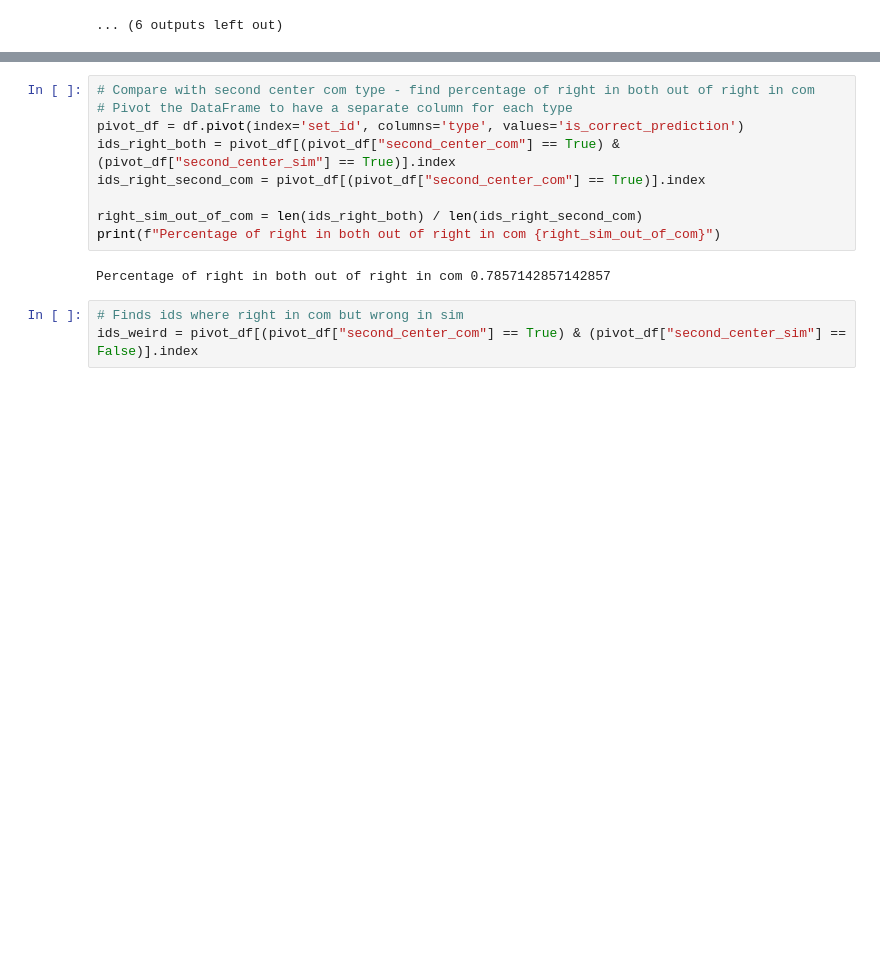
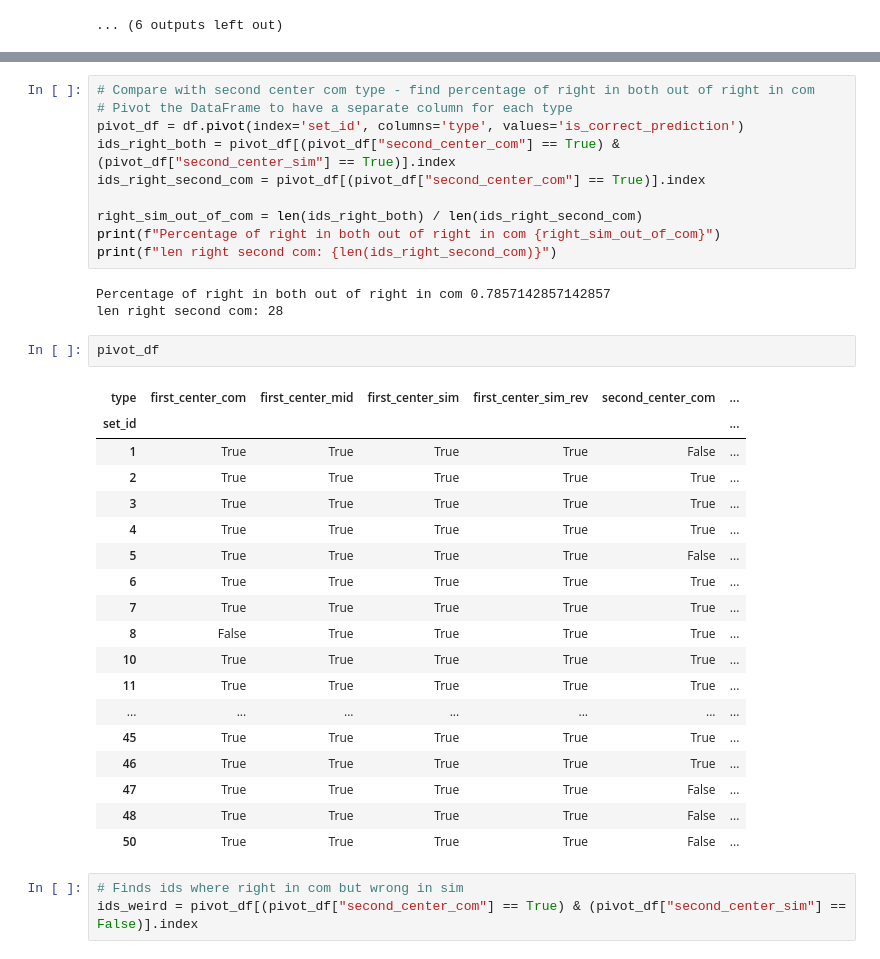
Before and after one commit to inbalh1/ModelsCognitiveSkills, a Jupyter notebook: NLP_readData_vicuna_.ipynb, the cells around one changed output, grey strips where cells are left out. Saved outputs shown, nothing was run; the diff lists cells and outputs as text; blank space fills up the shorter version.

```diff
--- a/NLP_readData_vicuna_.ipynb
+++ b/NLP_readData_vicuna_.ipynb
@@ -662,8 +822,31 @@ ids_right_second_com = pivot_df[(pivot_df["second_center_com"] == True)].index
 
 right_sim_out_of_com = len(ids_right_both) / len(ids_right_second_com)
 print(f"Percentage of right in both out of right in com {right_sim_out_of_com}")
+print(f"len right second com: {len(ids_right_second_com)}")
 # %% [output]
 Percentage of right in both out of right in com 0.7857142857142857
+len right second com: 28
+# %%
+pivot_df
+# %% [output]
+| type | first_center_com | first_center_mid | first_center_sim | first_center_sim_rev | second_center_com | ... |
+| set_id |  |  |  |  |  | ... |
+| 1 | True | True | True | True | False | ... |
+| 2 | True | True | True | True | True | ... |
+| 3 | True | True | True | True | True | ... |
+| 4 | True | True | True | True | True | ... |
+| 5 | True | True | True | True | False | ... |
+| 6 | True | True | True | True | True | ... |
+| 7 | True | True | True | True | True | ... |
+| 8 | False | True | True | True | True | ... |
+| 10 | True | True | True | True | True | ... |
+| 11 | True | True | True | True | True | ... |
+| ... | ... | ... | ... | ... | ... | ... |
+| 45 | True | True | True | True | True | ... |
+| 46 | True | True | True | True | True | ... |
+| 47 | True | True | True | True | False | ... |
+| 48 | True | True | True | True | False | ... |
+| 50 | True | True | True | True | False | ... |
 # %%
 # Finds ids where right in com but wrong in sim
 ids_weird = pivot_df[(pivot_df["second_center_com"] == True) & (pivot_df["second_center_sim"] == False)].index
```
Also changed, not shown: parts of 10 cells of this notebook, 1 other file.
